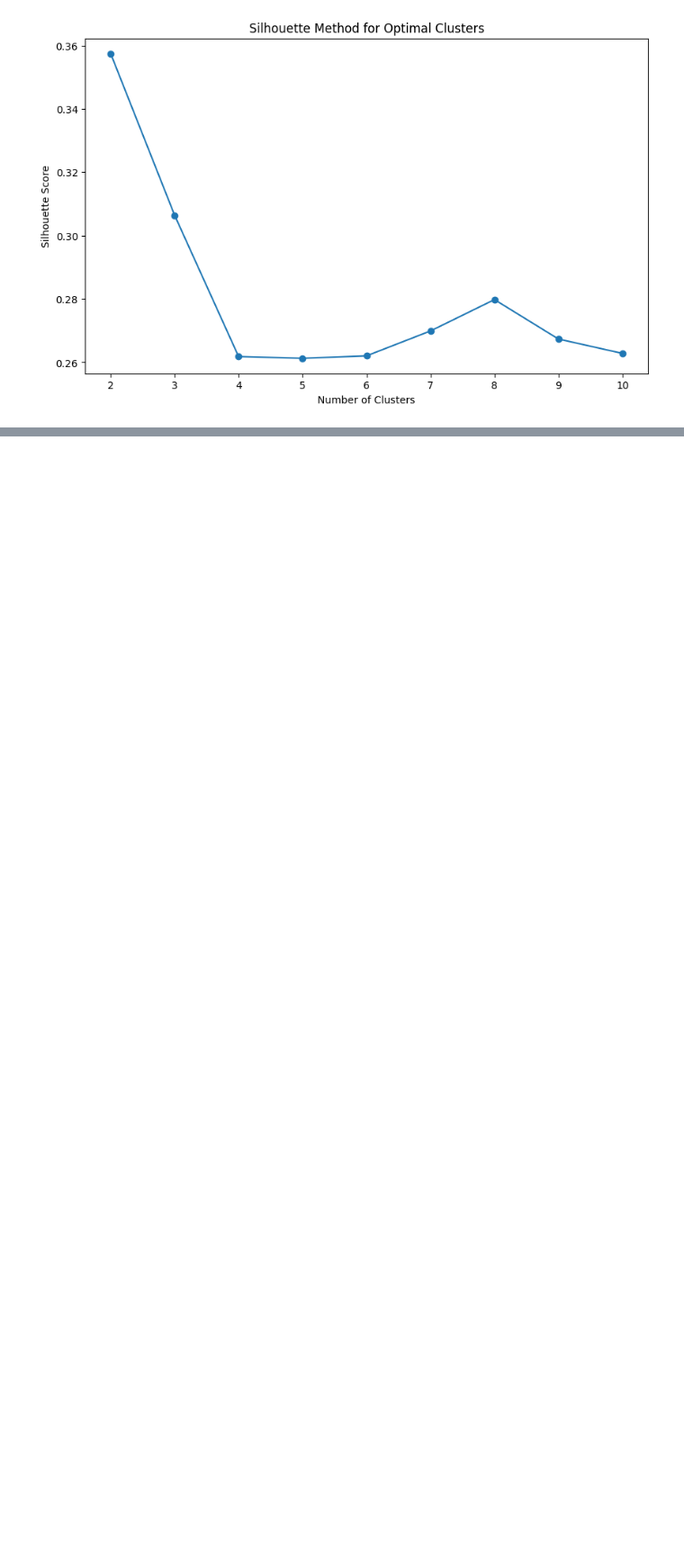
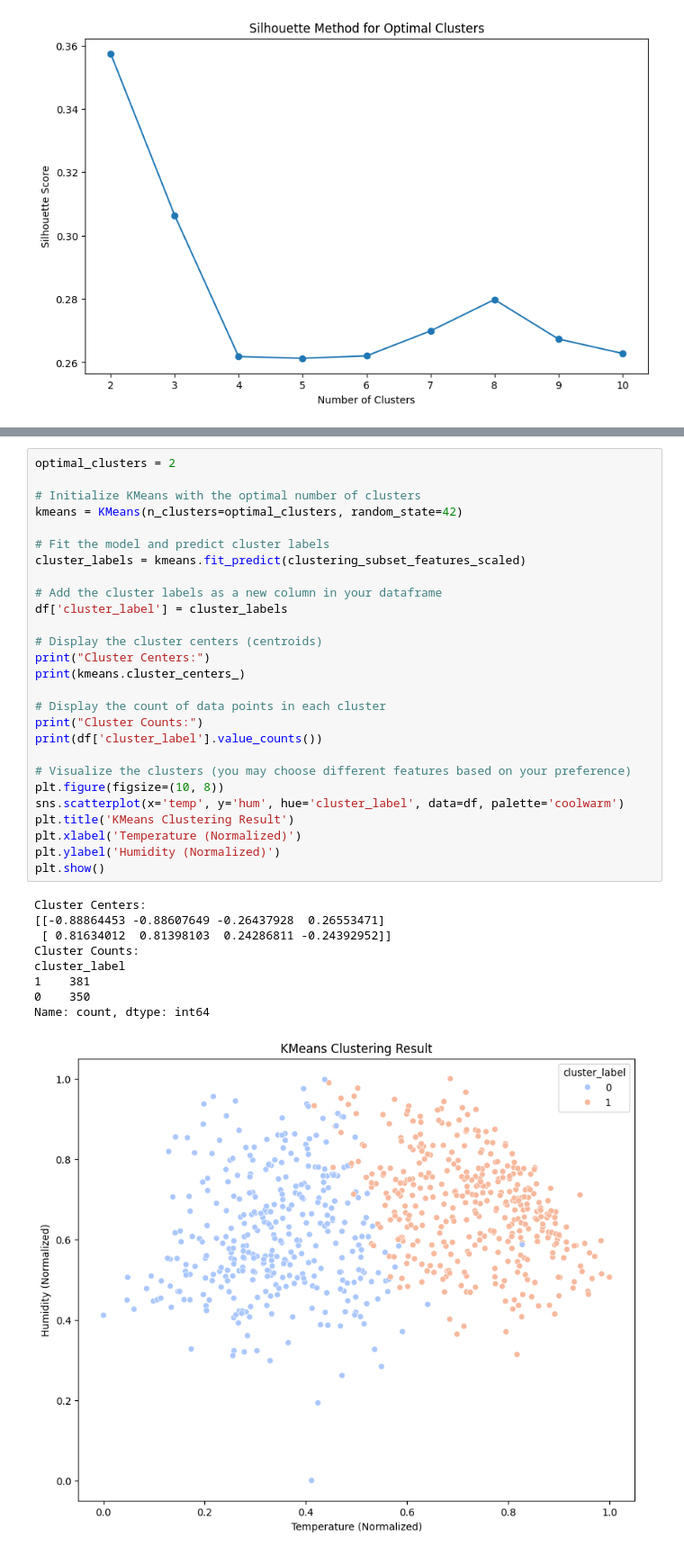
Before and after one commit to 3p10/Bike-Sharing-Dataset, a Jupyter notebook: Bike Sharing.ipynb, the cells around one changed output, grey strips where cells are left out. Shown at 90% size. Drawn from its saved outputs; the diff is of its cells as text; blank space fills up the shorter version.

```diff
--- a/Bike Sharing.ipynb
+++ b/Bike Sharing.ipynb
@@ -661,3 +663,40 @@ plt.show()
+# %%
+optimal_clusters = 2
+
+# Initialize KMeans with the optimal number of clusters
+kmeans = KMeans(n_clusters=optimal_clusters, random_state=42)
+
+# Fit the model and predict cluster labels
+cluster_labels = kmeans.fit_predict(clustering_subset_features_scaled)
+
+# Add the cluster labels as a new column in your dataframe
+df['cluster_label'] = cluster_labels
+
+# Display the cluster centers (centroids)
+print("Cluster Centers:")
+print(kmeans.cluster_centers_)
+
+# Display the count of data points in each cluster
+print("Cluster Counts:")
+print(df['cluster_label'].value_counts())
+
+# Visualize the clusters (you may choose different features based on your preference)
+plt.figure(figsize=(10, 8))
+sns.scatterplot(x='temp', y='hum', hue='cluster_label', data=df, palette='coolwarm')
+plt.title('KMeans Clustering Result')
+plt.xlabel('Temperature (Normalized)')
+plt.ylabel('Humidity (Normalized)')
+plt.show()
+# %% [output]
+Cluster Centers:
+[[-0.88864453 -0.88607649 -0.26437928  0.26553471]
+ [ 0.81634012  0.81398103  0.24286811 -0.24392952]]
+Cluster Counts:
+cluster_label
+1    381
+0    350
+Name: count, dtype: int64
+[figure, added]
 # %% [markdown]
 ### 2.4 Visualizing Clustered Bike Rental Data Using Principal Component Analysis
 Perform a dimensionality reduction and visualization on the previously clustered Bike Sharing dataset to better understand the clustering results. This task involves using Principal Component Analysis (PCA) to reduce the data to two dimensions and then creating a scatter plot to visualize the different clusters.
```
Also changed, not shown: parts of 1 cell of this notebook.
